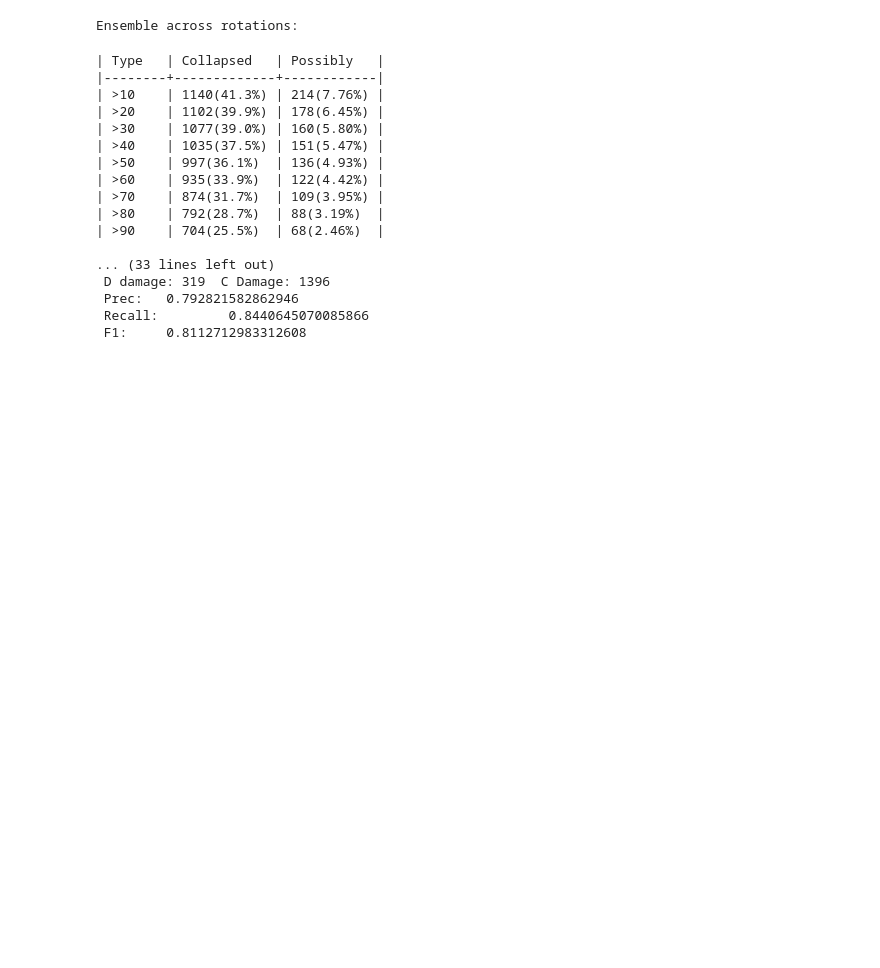
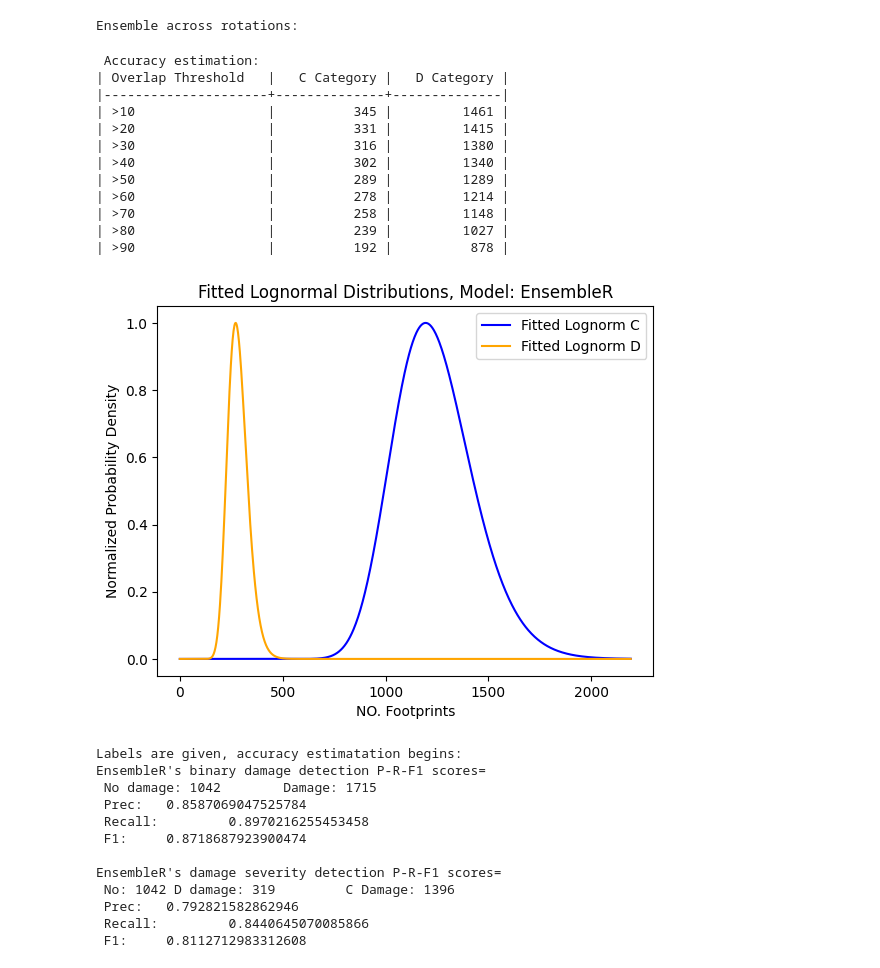
Before and after one commit to TRG-AI4Good/Lahaina_Generalizability, a Jupyter notebook: Run.ipynb, the cells around one changed output. Drawn from its saved outputs; the diff is of its cells as text; code cells hidden in the pictures; blank space fills up the shorter version.

```diff
--- a/Run.ipynb
+++ b/Run.ipynb
@@ -80,26 +335,56 @@ A.Poly_to_Matching(Models,T=0.25)
 # %%
 A.Model_Mask(Models,['C','D'],rotate=True)
-# %%
-A.Rotation_Ens(Models,['C','D'])
-# %% [output]
-Ensemble across rotations:
+# %%
+# Performing the TTA strategy
+'''
+This module inputs input data under four rotations of
+0, 90, 180, and 270 degrees to all models ans save
+results as follows:
+
+│── Results
+│   └── Model-x
+│       └── Mask_Results_C-0
+│       └── Mask_Results_D-90
+        etc.
+
+and then, buuild the model Ensemble-R folder with the
+ensmebled TTA outcomes for the final assessment in:
+
+│── Results
+│   └── EnsembleR
+│       └── Mask_Results_C
+│       └── Mask_Results_D
+        etc.
+'''
+A.Rotation_Ens(Models,['C','D'])
+# %% [output]
+Ensemble across rotations:
 # %%
-A.Poly_to_Matching(['Ensemble','EnsembleR'],T=0.25)
+# Finally, the EnsembleR assessment:
+A.Poly_to_Matching(['EnsembleR'],T=0.25)
 # %% [output]
-| Type   | Collapsed   | Possibly   |
-|--------+-------------+------------|
-| >10    | 1140(41.3%) | 214(7.76%) |
-| >20    | 1102(39.9%) | 178(6.45%) |
-| >30    | 1077(39.0%) | 160(5.80%) |
-| >40    | 1035(37.5%) | 151(5.47%) |
-| >50    | 997(36.1%)  | 136(4.93%) |
-| >60    | 935(33.9%)  | 122(4.42%) |
-| >70    | 874(31.7%)  | 109(3.95%) |
-| >80    | 792(28.7%)  | 88(3.19%)  |
-| >90    | 704(25.5%)  | 68(2.46%)  |
-
-... (33 lines left out)
- D damage: 319  C Damage: 1396
- Prec:   0.792821582862946
- Recall:         0.8440645070085866
- F1:     0.8112712983312608
+ Accuracy estimation:
+| Overlap Threshold   |   C Category |   D Category |
+|---------------------+--------------+--------------|
+| >10                 |          345 |         1461 |
+| >20                 |          331 |         1415 |
+| >30                 |          316 |         1380 |
+| >40                 |          302 |         1340 |
+| >50                 |          289 |         1289 |
+| >60                 |          278 |         1214 |
+| >70                 |          258 |         1148 |
+| >80                 |          239 |         1027 |
+| >90                 |          192 |          878 |
+[figure, added]
+Labels are given, accuracy estimatation begins:
+EnsembleR's binary damage detection P-R-F1 scores=
+ No damage: 1042        Damage: 1715
+ Prec:   0.8587069047525784
+ Recall:         0.8970216255453458
+ F1:     0.8718687923900474
+
+EnsembleR's damage severity detection P-R-F1 scores=
+ No: 1042 D damage: 319         C Damage: 1396
+ Prec:   0.792821582862946
+ Recall:         0.8440645070085866
+ F1:     0.8112712983312608
```
Also changed, not shown: parts of 24 cells of this notebook.
